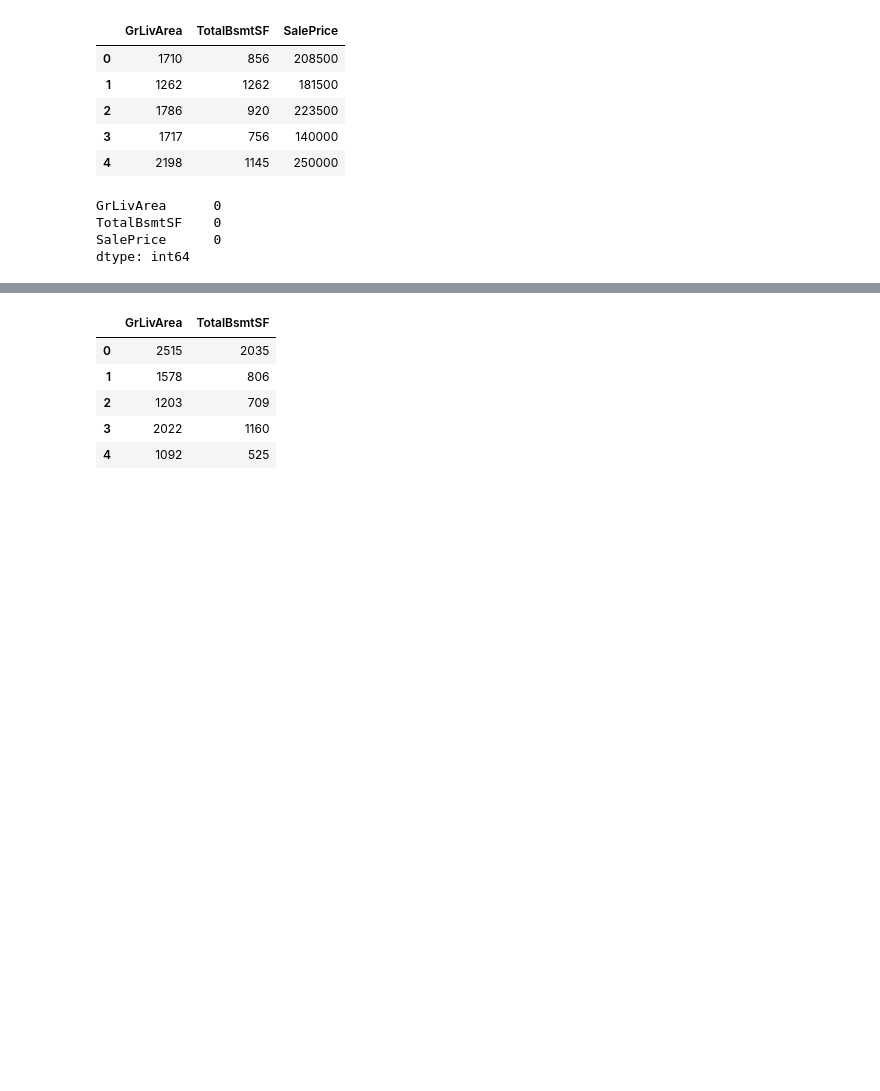
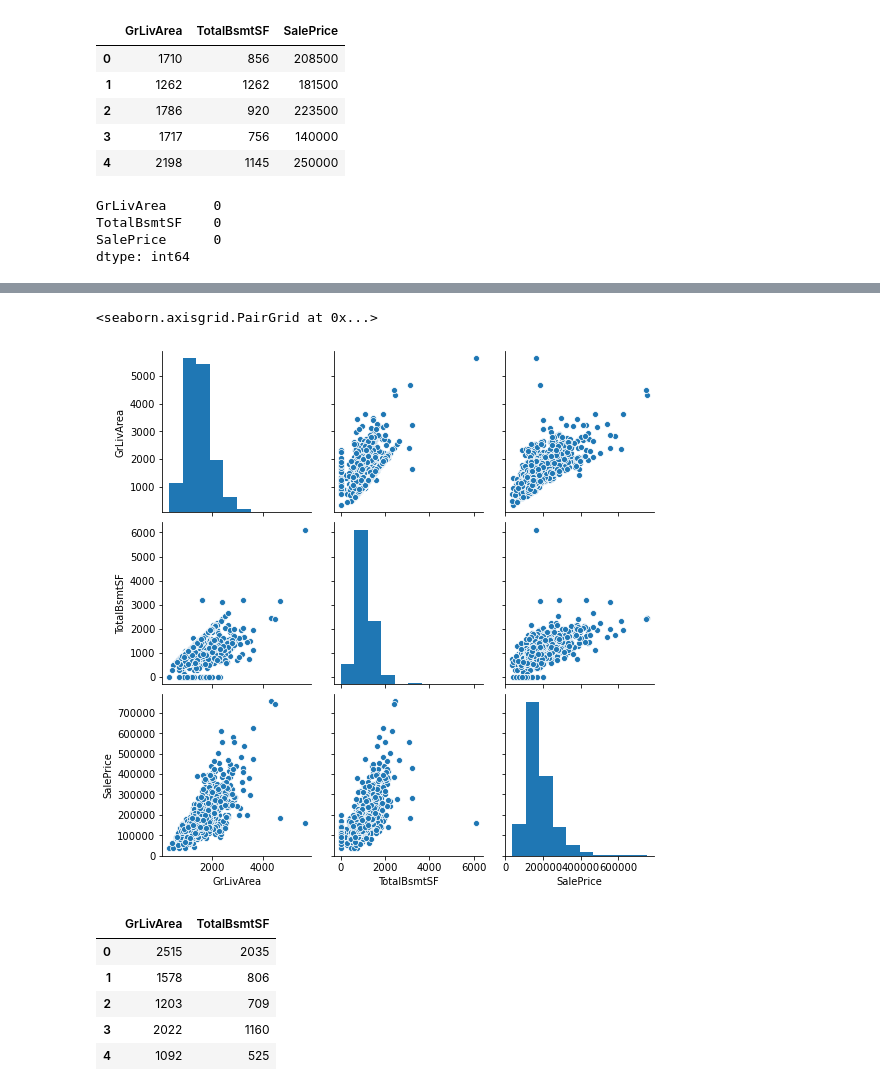
Before and after one commit to MYTE21/Artificial-Intelligence-Assignment, a Jupyter notebook: (3) Estimate House Rent/House Price.ipynb, the cells around one changed output, grey strips where cells are left out. Drawn from its saved outputs; the diff is of its cells as text; code cells hidden in the pictures; blank space fills up the shorter version.

```diff
--- a/(3) Estimate House Rent/House Price.ipynb
+++ b/(3) Estimate House Rent/House Price.ipynb
@@ -85,3 +111,8 @@ dtype: int64
+# %%
+sns.pairplot(data)
+# %% [output]
+<seaborn.axisgrid.PairGrid at 0x...>
+[figure, added]
 # %%
 from sklearn.utils import shuffle
 # %%
```
Also changed, not shown: parts of 6 cells of this notebook, 2 other files.
